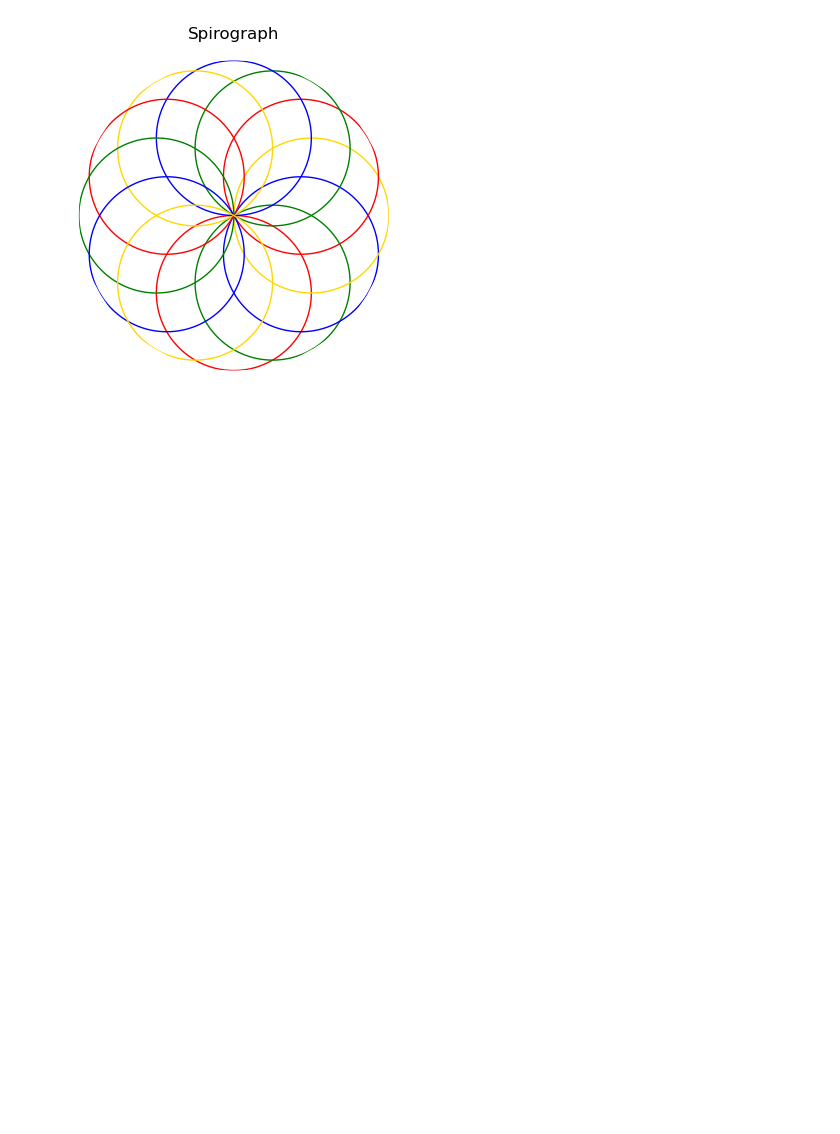
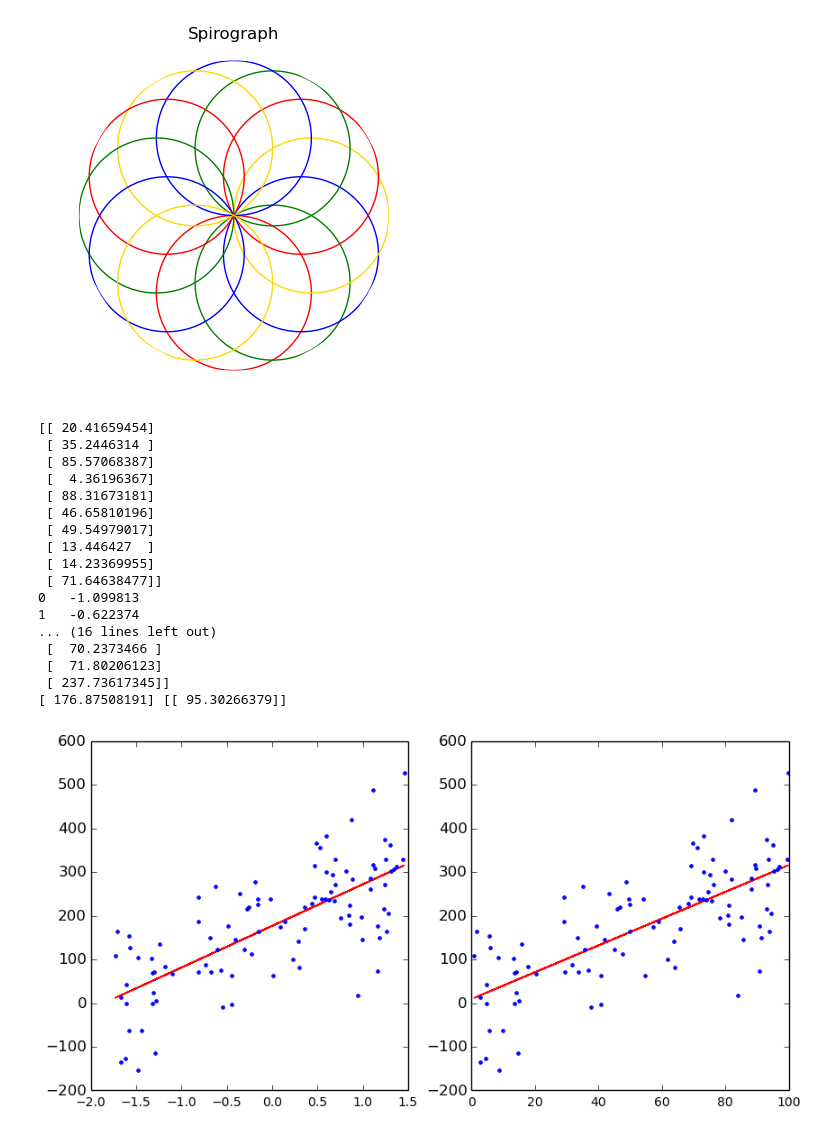
Before and after one commit to CarlosReyes1/c2017Fall, a Jupyter notebook: c191s18/Plotting.ipynb, the cells around one changed output. Drawn from its saved outputs; the diff is of its cells as text; code cells hidden in the pictures; blank space fills up the shorter version.

```diff
--- a/c191s18/Plotting.ipynb
+++ b/c191s18/Plotting.ipynb
@@ -81,3 +81,55 @@ plt.show()
 [ 0.          0.62831853  1.25663706  1.88495559  2.51327412  3.14159265
   3.76991118  4.39822972  5.02654825  5.65486678]
 [figure]
+# %%
+import pandas as pd
+from sklearn.preprocessing import StandardScaler
+from sklearn.linear_model import LinearRegression
+
+plt.rc('ytick', labelsize=12)
+
+size = 100
+r=100
+Xnp = r*np.random.rand(size,1)
+print Xnp[:10]
+Xdf = pd.DataFrame(Xnp)
+Xdf[1] = StandardScaler().fit_transform(Xdf)
+X0 = Xdf[0].values.reshape(size,1)
+y = 4 + 3 * X0+ np.random.randn(size, 1)*r
+print Xdf[1][:10]
+print y[:10]
+
+fig = plt.figure(figsize=(10,5))
+fig.add_subplot(121)
+col=1
+lin_reg = LinearRegression()
+lin_reg.fit(Xdf[col].values.reshape(size,1),y)
+print lin_reg.intercept_, lin_reg.coef_
+pred = lin_reg.predict(Xdf[col].values.reshape(size,1))
+plt.plot(Xdf[col], pred, "r-")
+plt.plot(Xdf[col], y, "b.")
+#plt.axis([0, 2, 0, 15])
+fig.add_subplot(122)
+#plt.figure(figsize=(5,5))
+plt.plot(Xdf[0], pred, "r-")
+plt.plot(Xdf[0], y, "b.")
+plt.show()
+# %% [output]
+[[ 20.41659454]
+ [ 35.2446314 ]
+ [ 85.57068387]
+ [  4.36196367]
+ [ 88.31673181]
+ [ 46.65810196]
+ [ 49.54979017]
+ [ 13.446427  ]
+ [ 14.23369955]
+ [ 71.64638477]]
+0   -1.099813
+1   -0.622374
+... (16 lines left out)
+ [  70.2373466 ]
+ [  71.80206123]
+ [ 237.73617345]]
+[ 176.87508191] [[ 95.30266379]]
+[figure, added]
```
Also changed, not shown: parts of 1 cell of this notebook.
